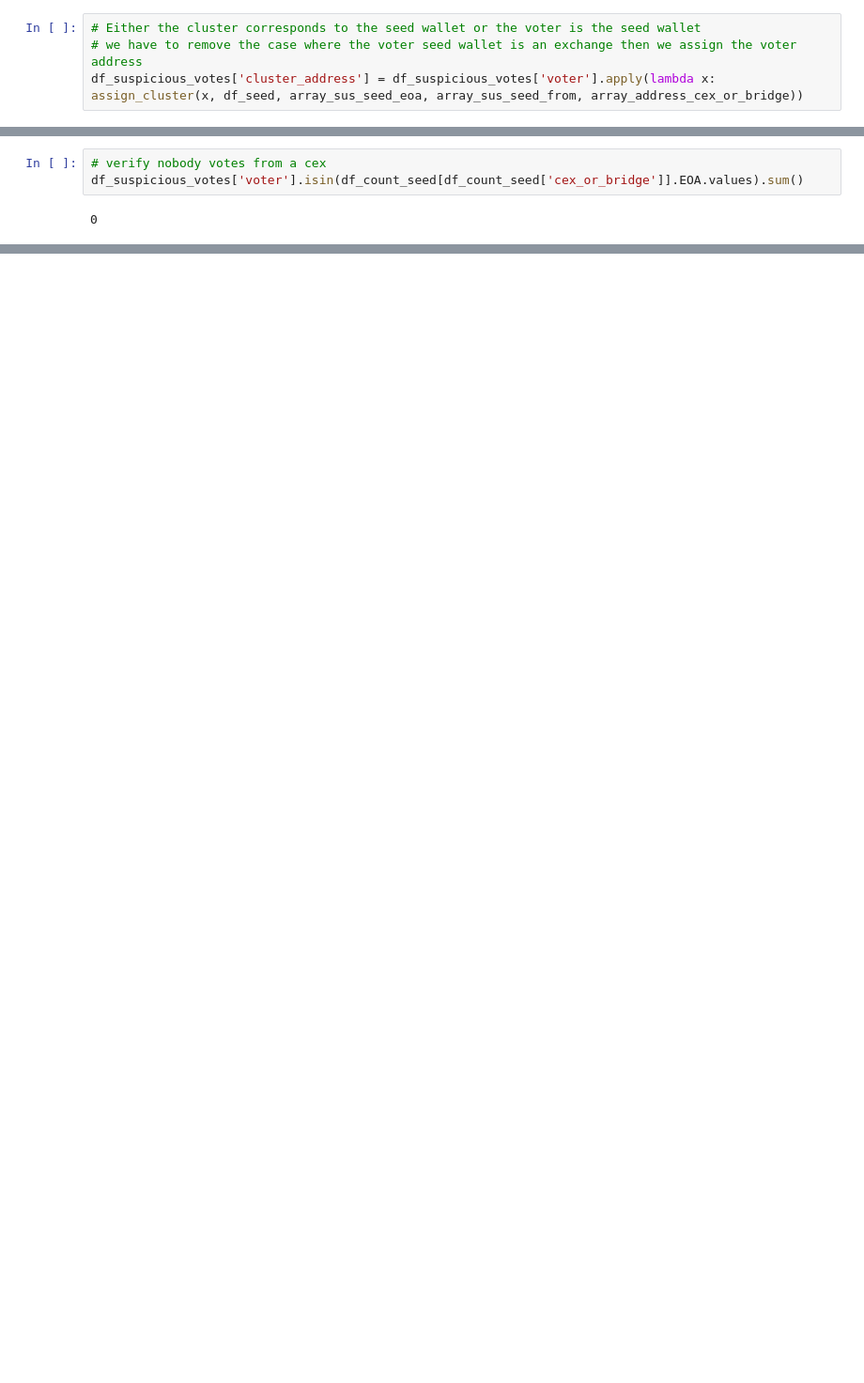
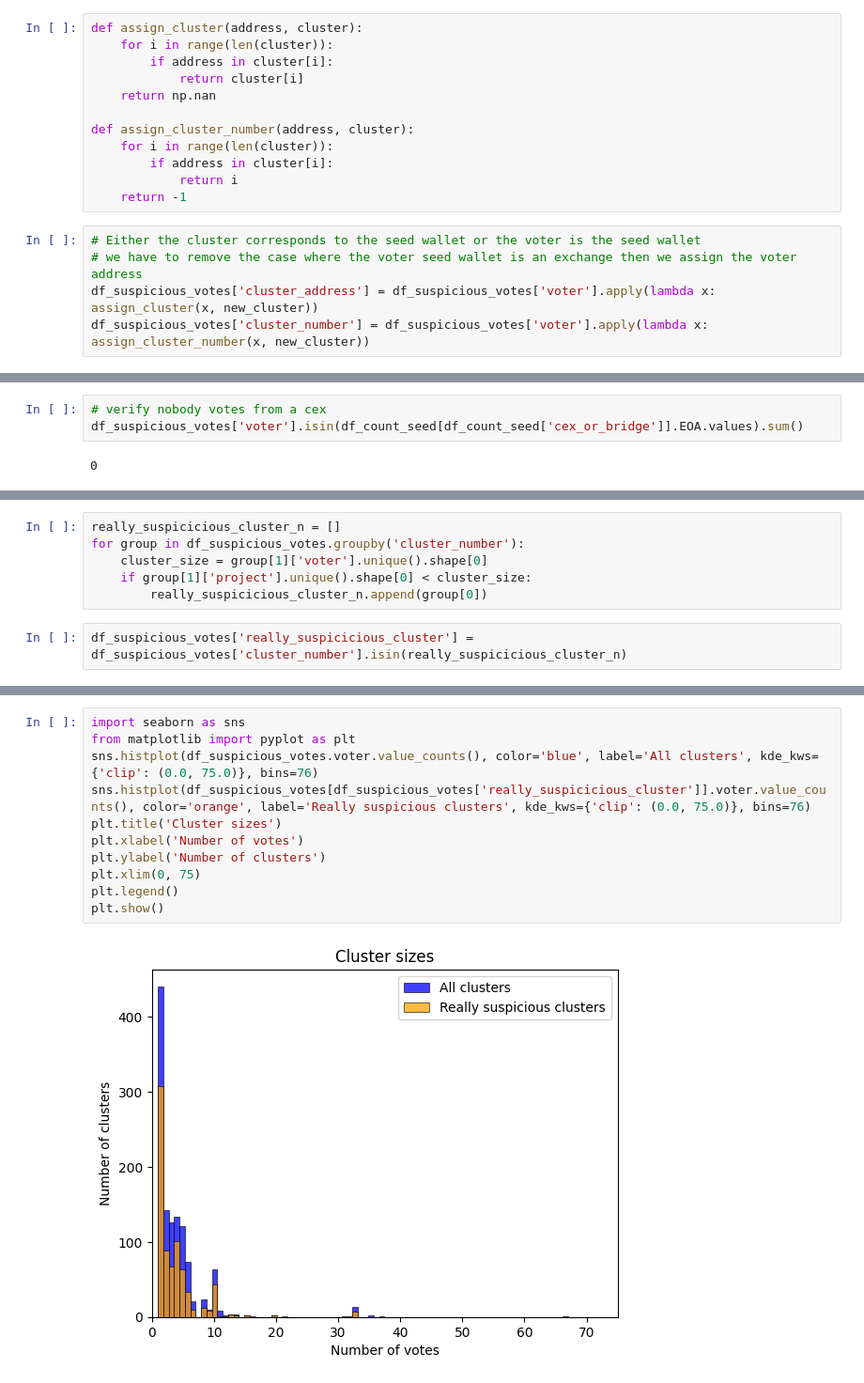
Before and after one commit to poupou-web3/beta-rounds-vote-analysis, a Jupyter notebook: jupyter-after-round/citizen_seed_feature.ipynb, the cells around one changed output, grey strips where cells are left out. Shown at 94% size. Cells and saved outputs as stored; diff of their text form; blank space fills up the shorter version.

Commit message:
citizen seed clustering analysis

```diff
--- a/jupyter-after-round/citizen_seed_feature.ipynb
+++ b/jupyter-after-round/citizen_seed_feature.ipynb
@@ -191,4 +226,17 @@ def assign_cluster(address, df_seed, array_sus_seed_eoa, array_sus_seed_from, ar
+# %%
+def assign_cluster(address, cluster):
+    for i in range(len(cluster)):
+        if address in cluster[i]:
+            return cluster[i]
+    return np.nan
+
+def assign_cluster_number(address, cluster):
+    for i in range(len(cluster)):
+        if address in cluster[i]:
+            return i
+    return -1
 # %%
 # Either the cluster corresponds to the seed wallet or the voter is the seed wallet
 # we have to remove the case where the voter seed wallet is an exchange then we assign the voter address
-df_suspicious_votes['cluster_address'] = df_suspicious_votes['voter'].apply(lambda x: assign_cluster(x, df_seed, array_sus_seed_eoa, array_sus_seed_from, array_address_cex_or_bridge))
+df_suspicious_votes['cluster_address'] = df_suspicious_votes['voter'].apply(lambda x: assign_cluster(x, new_cluster))
+df_suspicious_votes['cluster_number'] = df_suspicious_votes['voter'].apply(lambda x: assign_cluster_number(x, new_cluster))
@@ -373,0 +316,8 @@ df_suspicious_votes.groupby('project').count().sort_values(by='voter', ascending
+# %%
+really_suspicicious_cluster_n = []
+for group in df_suspicious_votes.groupby('cluster_number'):
+    cluster_size = group[1]['voter'].unique().shape[0]
+    if group[1]['project'].unique().shape[0] < cluster_size:
+        really_suspicicious_cluster_n.append(group[0])
+# %%
+df_suspicious_votes['really_suspicicious_cluster'] = df_suspicious_votes['cluster_number'].isin(really_suspicicious_cluster_n)
@@ -373,0 +332,13 @@ df_suspicious_votes.groupby('project').count().sort_values(by='voter', ascending
+# %%
+import seaborn as sns
+from matplotlib import pyplot as plt
+sns.histplot(df_suspicious_votes.voter.value_counts(), color='blue', label='All clusters', kde_kws={'clip': (0.0, 75.0)}, bins=76)
+sns.histplot(df_suspicious_votes[df_suspicious_votes['really_suspicicious_cluster']].voter.value_counts(), color='orange', label='Really suspicious clusters', kde_kws={'clip': (0.0, 75.0)}, bins=76)
+plt.title('Cluster sizes')
+plt.xlabel('Number of votes')
+plt.ylabel('Number of clusters')
+plt.xlim(0, 75)
+plt.legend()
+plt.show()
+# %% [output]
+[figure, added]
```
Also changed, not shown: parts of 71 cells of this notebook.
